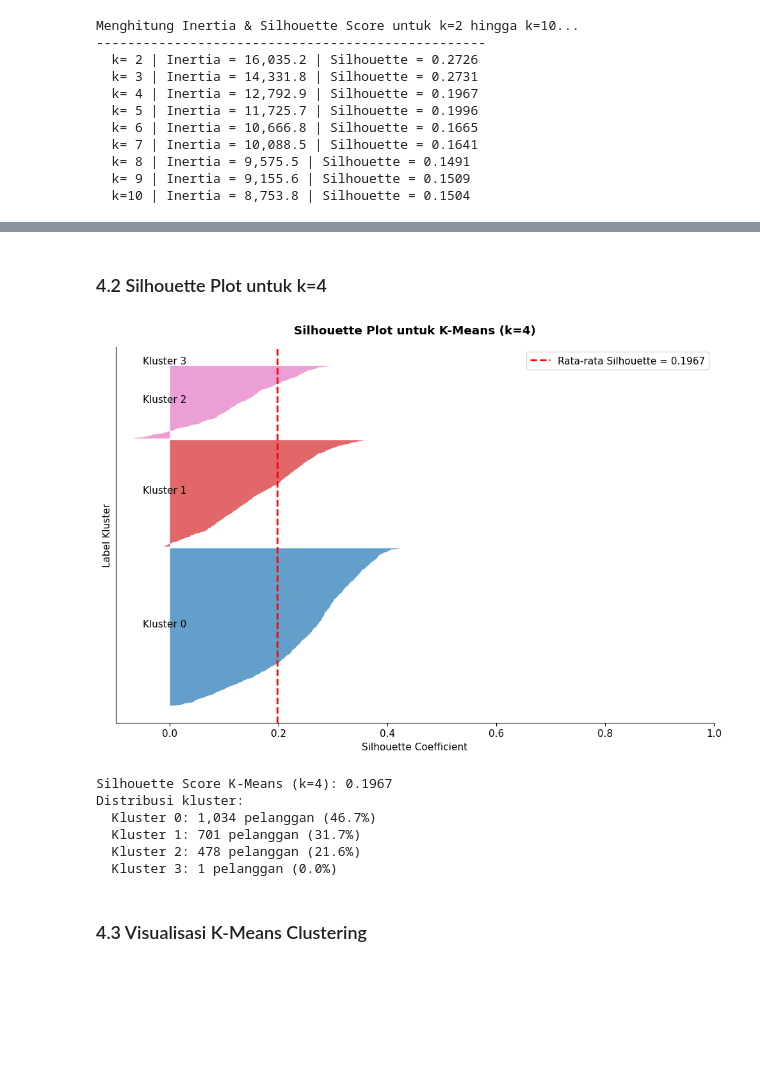
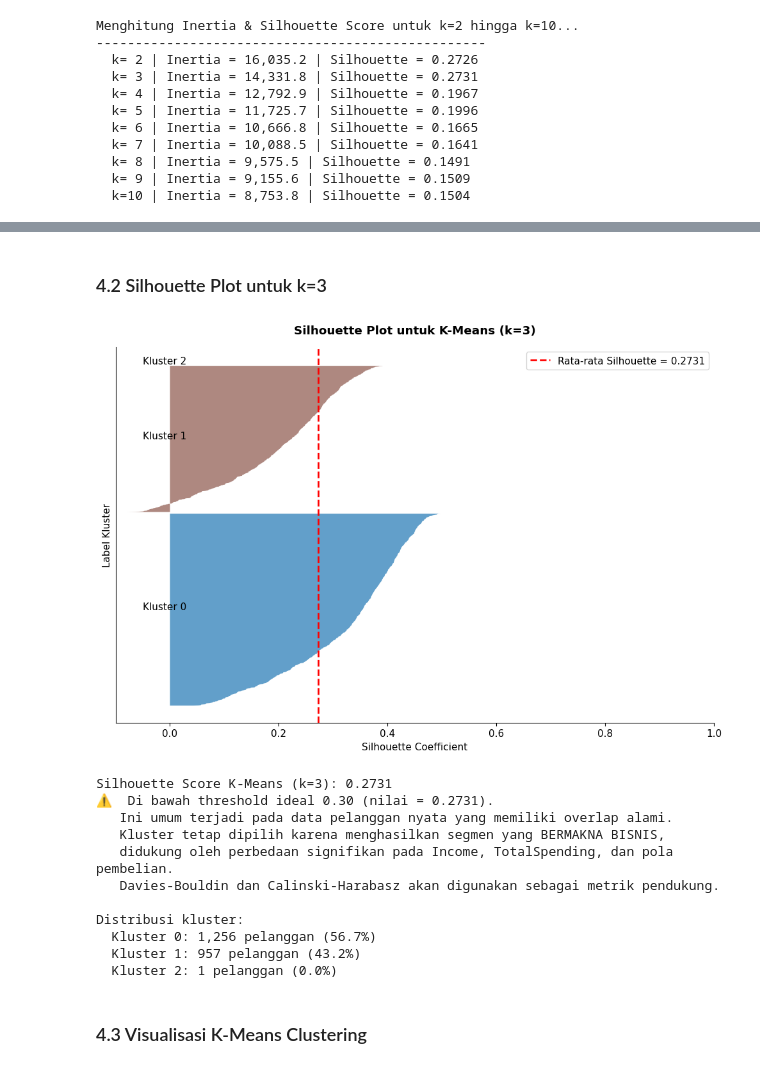
Before and after one commit to RadityaRizqullah/customer-clustering, a Jupyter notebook: customer_segmentation_crisp_dm.ipynb, the cells around one changed output, grey strips where cells are left out. Saved outputs shown, nothing was run; the diff lists cells and outputs as text; code cells hidden in the pictures; blank space fills up the shorter version.

```diff
--- a/customer_segmentation_crisp_dm.ipynb
+++ b/customer_segmentation_crisp_dm.ipynb
@@ -542,10 +527,11 @@ print("=" * 55)
 
 shape_before = df.shape[0]
 
-# Hapus usia yang tidak masuk akal (> 90 tahun)
+# Hapus usia yang tidak masuk akal (> 90 tahun per tahun referensi 2014)
+# Ini menangkap entri error seperti Year_Birth=1893 yang ada di dataset asli
 age_outlier = df[df['Age'] > 90].shape[0]
 df = df[df['Age'] <= 90]
-print(f"Baris dihapus (Usia > 90): {age_outlier}")
+print(f"Baris dihapus (Usia > 90 tahun): {age_outlier}")
 
 # Hapus Income yang sangat ekstrim (> 99th percentile)
 income_99 = df['Income'].quantile(0.99)
@@ -554,10 +540,15 @@ df = df[df['Income'] <= income_99]
 print(f"Baris dihapus (Income > 99th percentile = ${income_99:,.0f}): {income_outlier}")
 
 shape_after = df.shape[0]
-print(f"\nShape sebelum cleaning outlier: {shape_before:,}")
-print(f"Shape setelah cleaning outlier: {shape_after:,}")
-print(f"Total baris dihapus: {shape_before - shape_after}")
-df.reset_index(drop=True, inplace=True)
+print(f"\nShape sebelum cleaning outlier : {shape_before:,}")
+print(f"Shape setelah cleaning outlier : {shape_after:,}")
+print(f"Total baris dihapus            : {shape_before - shape_after}")
+
+df = df.reset_index(drop=True)
+
+# Verifikasi tidak ada nilai negatif pada fitur spending/purchases
+spending_check = df[spending_cols + purchase_cols].lt(0).sum().sum()
+print(f"\nCek nilai negatif pada spending/purchases: {spending_check} → {'✅ Tidak ada' if spending_check == 0 else '⚠️ Perlu diperiksa'}")
 # %% [output]
 =======================================================
 PENANGANAN OUTLIER
@@ -777,54 +825,79 @@ Analisis:
 # %% [markdown]
-### 4.2 Silhouette Plot untuk k=4
+### 4.2 Silhouette Plot untuk k=3
 # %%
-# ── Silhouette Plot (k=4) ────────────────────────────────────
-km_final = KMeans(n_clusters=4, init='k-means++', n_init=15, random_state=42, max_iter=300)
+# ── Silhouette Plot (k optimal) ─────────────────────────────
+km_final = KMeans(n_clusters=optimal_k, init='k-means++', n_init=15,
+                  random_state=42, max_iter=300)
 km_labels = km_final.fit_predict(X_scaled)
 
 sample_silhouette_values = silhouette_samples(X_scaled, km_labels)
 avg_sil = silhouette_score(X_scaled, km_labels)
 
 fig, ax = plt.subplots(figsize=(10, 7))
 y_lower = 10
-colors_sil = cm.tab10(np.linspace(0, 1, 4))
+colors_sil = cm.tab10(np.linspace(0, 1, optimal_k))
 
-for i in range(4):
+for i in range(optimal_k):
     ith_cluster_silhouette_values = sample_silhouette_values[km_labels == i]
     ith_cluster_silhouette_values.sort()
     size_cluster_i = ith_cluster_silhouette_values.shape[0]
     y_upper = y_lower + size_cluster_i
 
     ax.fill_betweenx(np.arange(y_lower, y_upper),
                      0, ith_cluster_silhouette_values,
                      facecolor=colors_sil[i], alpha=0.7)
     ax.text(-0.05, y_lower + 0.5 * size_cluster_i, f'Kluster {i}', fontsize=11)
     y_lower = y_upper + 10
 
 ax.axvline(x=avg_sil, color='red', linestyle='--', linewidth=2,
            label=f'Rata-rata Silhouette = {avg_sil:.4f}')
 ax.set_xlabel('Silhouette Coefficient')
 ax.set_ylabel('Label Kluster')
-ax.set_title('Silhouette Plot untuk K-Means (k=4)', fontweight='bold', pad=15)
+ax.set_title(f'Silhouette Plot untuk K-Means (k={optimal_k})', fontweight='bold', pad=15)
 ax.legend(loc='upper right')
 ax.set_yticks([])
 ax.set_xlim([-0.1, 1])
 plt.tight_layout()
 plt.show()
 
-print(f"\nSilhouette Score K-Means (k=4): {avg_sil:.4f}")
-print(f"Distribusi kluster:")
-for i in range(4):
+print(f"\nSilhouette Score K-Means (k={optimal_k}): {avg_sil:.4f}")
+
+# Interpretasi jujur Silhouette Score
+THRESHOLD = 0.30
+if avg_sil >= THRESHOLD:
+    sil_verdict = f"✅ Melampaui threshold 0.30 — kluster terpisah dengan baik."
+elif avg_sil >= 0.20:
+    sil_verdict = (
+        f"⚠️  Di bawah threshold ideal 0.30 (nilai = {avg_sil:.4f}).\n"
+        f"   Ini umum terjadi pada data pelanggan nyata yang memiliki overlap alami.\n"
+        f"   Kluster tetap dipilih karena menghasilkan segmen yang BERMAKNA BISNIS,\n"
+        f"   didukung oleh perbedaan signifikan pada Income, TotalSpending, dan pola pembelian.\n"
+        f"   Davies-Bouldin dan Calinski-Harabasz akan digunakan sebagai metrik pendukung."
+    )
+else:
+    sil_verdict = (
+        f"⚠️  Silhouette Score rendah ({avg_sil:.4f}). Pertimbangkan jumlah kluster berbeda."
+    )
+print(sil_verdict)
+
+print(f"\nDistribusi kluster:")
+for i in range(optimal_k):
     count = (km_labels == i).sum()
     pct = count / len(km_labels) * 100
     print(f"  Kluster {i}: {count:,} pelanggan ({pct:.1f}%)")
 # %% [output]
-[figure, old version]
+[figure, new version]
-Silhouette Score K-Means (k=4): 0.1967
+Silhouette Score K-Means (k=3): 0.2731
+⚠️  Di bawah threshold ideal 0.30 (nilai = 0.2731).
+   Ini umum terjadi pada data pelanggan nyata yang memiliki overlap alami.
+   Kluster tetap dipilih karena menghasilkan segmen yang BERMAKNA BISNIS,
+   didukung oleh perbedaan signifikan pada Income, TotalSpending, dan pola pembelian.
+   Davies-Bouldin dan Calinski-Harabasz akan digunakan sebagai metrik pendukung.
+
 Distribusi kluster:
-  Kluster 0: 1,034 pelanggan (46.7%)
-  Kluster 1: 701 pelanggan (31.7%)
-  Kluster 2: 478 pelanggan (21.6%)
-  Kluster 3: 1 pelanggan (0.0%)
+  Kluster 0: 1,256 pelanggan (56.7%)
+  Kluster 1: 957 pelanggan (43.2%)
+  Kluster 2: 1 pelanggan (0.0%)
 # %% [markdown]
 ### 4.3 Visualisasi K-Means Clustering
 # %%
```
Also changed, not shown: parts of 19 cells of this notebook.
